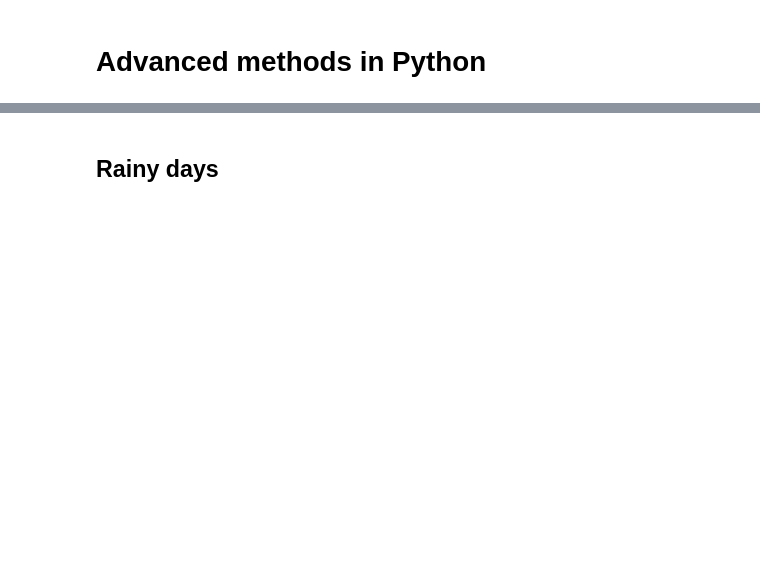
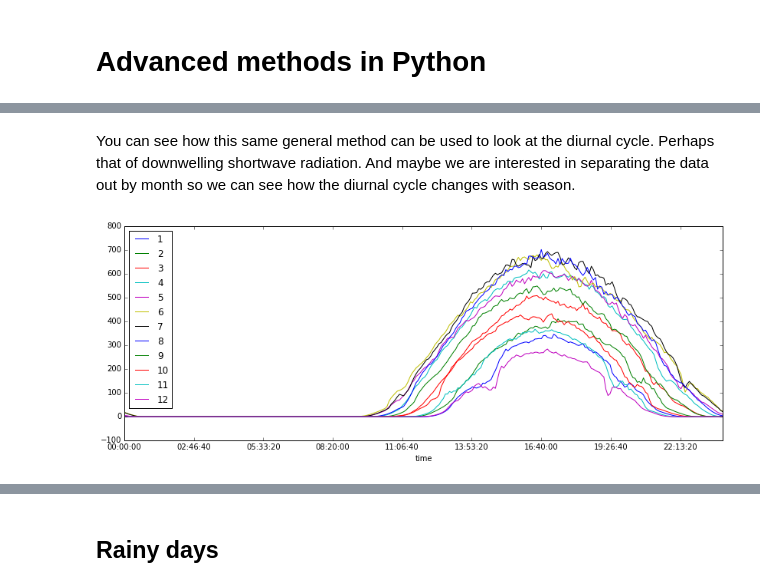
Before and after one commit to jsignell/intro-to-netcdf, a Jupyter notebook: Advanced methods in Python.ipynb, the cells around one changed output, grey strips where cells are left out. Saved outputs shown, nothing was run; the diff lists cells and outputs as text; code cells hidden in the pictures; blank space fills up the shorter version.

```diff
--- a/Advanced methods in Python.ipynb
+++ b/Advanced methods in Python.ipynb
@@ -12,0 +48,12 @@ import matplotlib.pyplot as plt   # a plotting package
+# %% [markdown]
+You can see how this same general method can be used to look at the diurnal cycle. Perhaps that of downwelling shortwave radiation. And maybe we are interested in separating the data out by month so we can see how the diurnal cycle changes with season.
+# %%
+# pivot the data to make the index time of day and the columns the months
+pv = pd.pivot_table(radiation_df,
+                    index=radiation_df.index.time,
+                    columns=radiation_df.index.month,
+                    values='Rs_downwell_Avg', aggfunc='mean')
+pv.plot(figsize=(14,5))
+plt.show()
+# %% [output]
+[figure, added]
```
Also changed, not shown: parts of 25 cells of this notebook, 1 other file.
